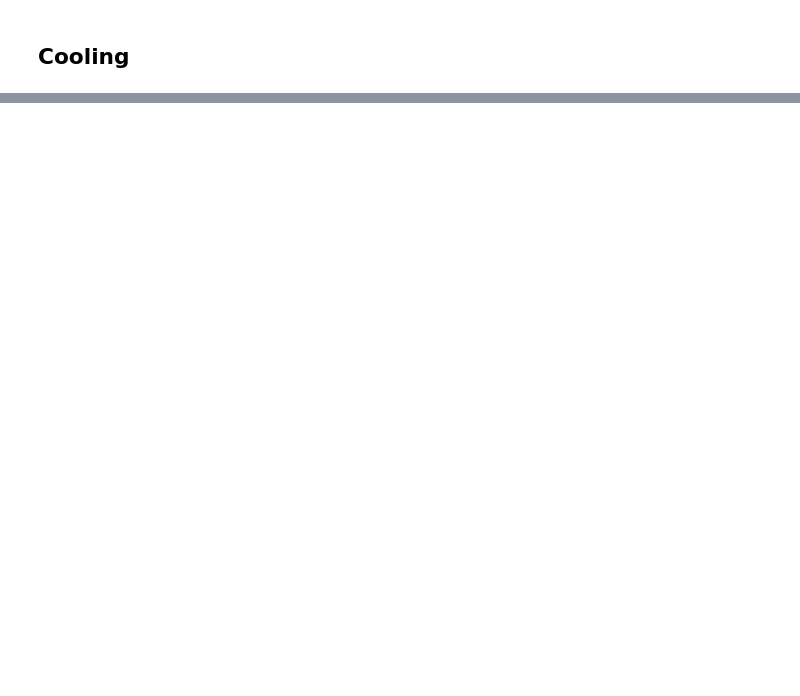
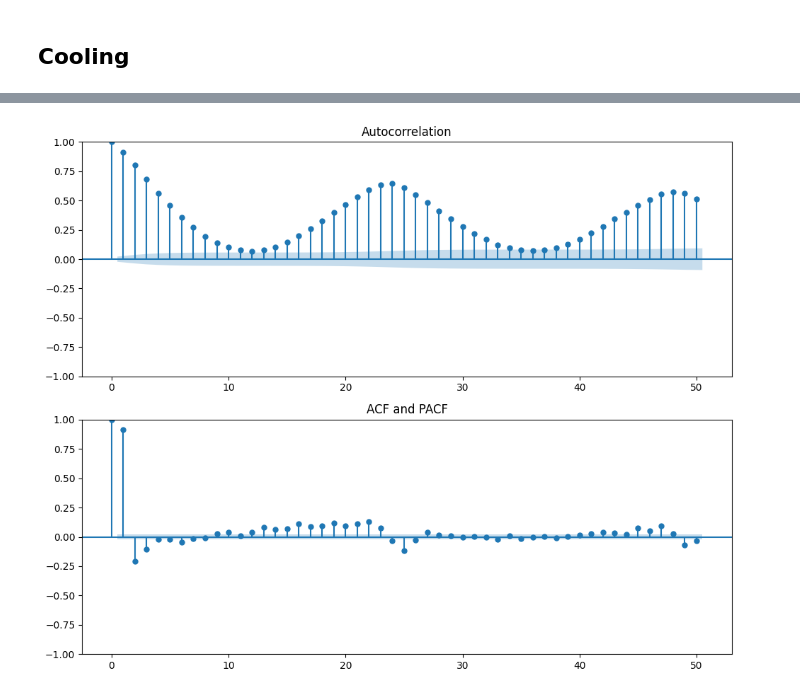
Before and after one commit to adrianlopezlanchares/Space-Conditioning-Electrification, a Jupyter notebook: consumption/full-prediction/full_prediction.ipynb, the cells around one changed output, grey strips where cells are left out. Saved outputs shown, nothing was run; the diff lists cells and outputs as text; code cells hidden in the pictures; blank space fills up the shorter version.

Commit message:
arima full prediction

```diff
--- a/consumption/full-prediction/full_prediction.ipynb
+++ b/consumption/full-prediction/full_prediction.ipynb
@@ -542,0 +575,18 @@ np.float64(20085.716105671712)
+# %%
+# Make sure heating_endog_train and heating_exog_train have hourly frequency
+heating_endog_train = heating_endog_train.asfreq('h')
+heating_exog_train = heating_exog_train.asfreq('h')
+
+heating_endog_train.ffill(inplace=True)
+heating_exog_train.ffill(inplace=True)
+heating_endog_train.bfill(inplace=True)
+heating_exog_train.bfill(inplace=True)
+# %%
+heating_arima_model = ARIMA(
+    endog=heating_endog_train,
+    exog=heating_exog_train,
+    order=(0, 0, 0),
+    freq="h",
+)
+# %%
+heating_arima_model_fit = heating_arima_model.fit()
@@ -542,0 +613,11 @@ np.float64(20085.716105671712)
+# %%
+# Plot ACF and PACF
+
+fig, ax = plt.subplots(2, 1, figsize=(10, 8))
+plot_acf(heating_arima_model_fit.resid, lags=50, ax=ax[0])
+plot_pacf(heating_arima_model_fit.resid, lags=50, ax=ax[1])
+plt.title("ACF and PACF")
+plt.tight_layout()
+plt.show()
+# %% [output]
+[figure, added]
```
Also changed, not shown: parts of 27 cells of this notebook, 2 other files.
